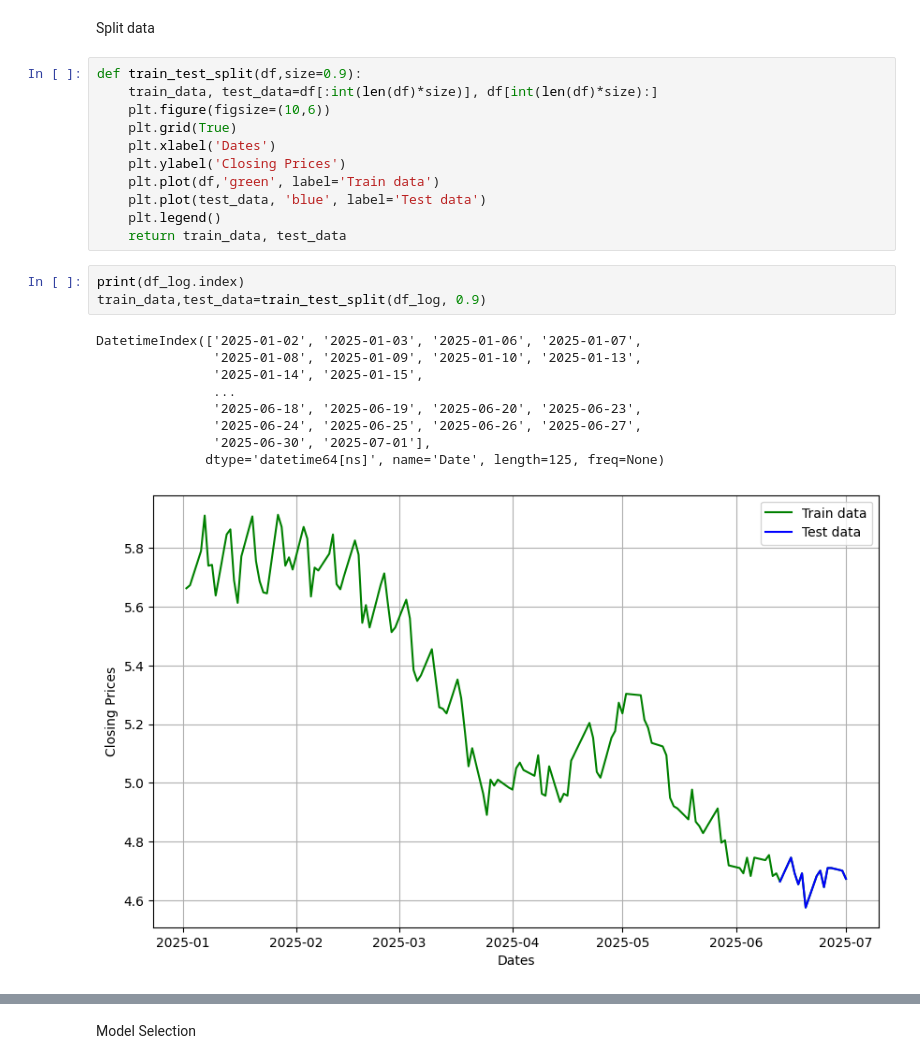
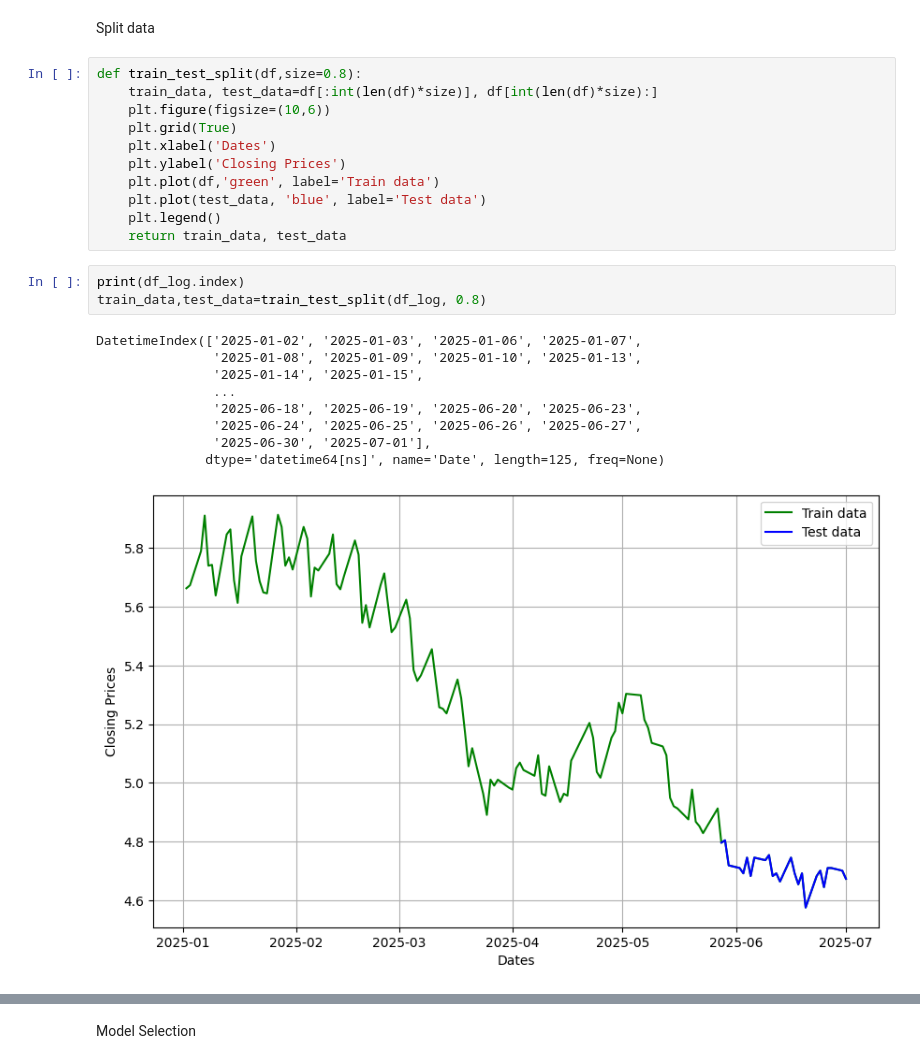
Before and after one commit to UoB-DSMP-2023-24/dsmp-2024-group22, a Jupyter notebook: K-line chart/ARIMA-OHLC.ipynb, the cells around one changed output, grey strips where cells are left out. Cells and saved outputs as stored; diff of their text form.

```diff
--- a/K-line chart/ARIMA-OHLC.ipynb
+++ b/K-line chart/ARIMA-OHLC.ipynb
@@ -130,7 +138,7 @@ plot_pacf(df_diff,lags=n_lags)
 # %% [markdown]
 Split data
 # %%
-def train_test_split(df,size=0.9):
+def train_test_split(df,size=0.8):
     train_data, test_data=df[:int(len(df)*size)], df[int(len(df)*size):]
     plt.figure(figsize=(10,6))
     plt.grid(True)
@@ -142,17 +150,17 @@ def train_test_split(df,size=0.9):
     return train_data, test_data
 # %%
 print(df_log.index)
-train_data,test_data=train_test_split(df_log, 0.9)
+train_data,test_data=train_test_split(df_log, 0.8)
 # %% [output]
 DatetimeIndex(['2025-01-02', '2025-01-03', '2025-01-06', '2025-01-07',
                '2025-01-08', '2025-01-09', '2025-01-10', '2025-01-13',
                '2025-01-14', '2025-01-15',
                ...
                '2025-06-18', '2025-06-19', '2025-06-20', '2025-06-23',
                '2025-06-24', '2025-06-25', '2025-06-26', '2025-06-27',
                '2025-06-30', '2025-07-01'],
               dtype='datetime64[ns]', name='Date', length=125, freq=None)
-[figure, old version]
+[figure, new version]
 # %%
 train_data
 # %% [output]
```
Also changed, not shown: parts of 19 cells of this notebook, 2 other files.
